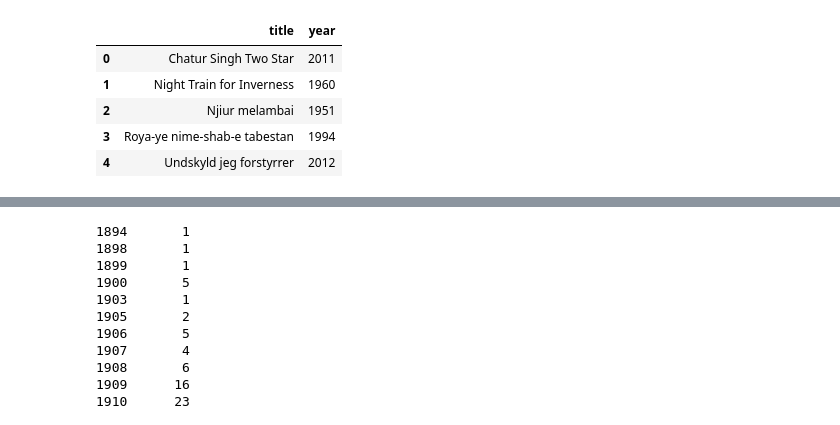
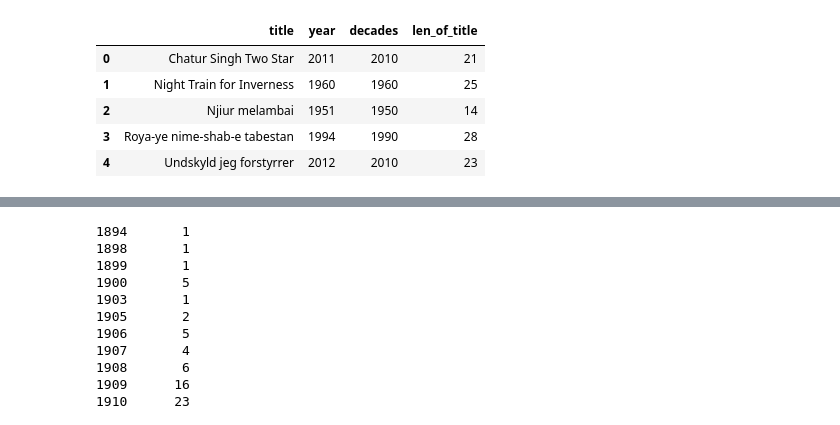
Before and after one commit to tansudasli/analytics-sandbox, a Jupyter notebook: pandas/Exercises-2.ipynb, the cells around one changed output, grey strips where cells are left out. Saved outputs shown, nothing was run; the diff lists cells and outputs as text; code cells hidden in the pictures.

```diff
--- a/pandas/Exercises-2.ipynb
+++ b/pandas/Exercises-2.ipynb
@@ -3,11 +3,15 @@
 import pandas as pd
 # %%
 titles = pd.read_csv('../dataset/titles.csv')
+
+titles['decades'] = titles['year'] // 10 * 10
+titles['len_of_title'] = titles.title.str.len()  # ops. on series for every row
+
 titles.head()
 # %% [output]
-|  | title | year |
-| 0 | Chatur Singh Two Star | 2011 |
-| 1 | Night Train for Inverness | 1960 |
-| 2 | Njiur melambai | 1951 |
-| 3 | Roya-ye nime-shab-e tabestan | 1994 |
-| 4 | Undskyld jeg forstyrrer | 2012 |
+|  | title | year | decades | len_of_title |
+| 0 | Chatur Singh Two Star | 2011 | 2010 | 21 |
+| 1 | Night Train for Inverness | 1960 | 1960 | 25 |
+| 2 | Njiur melambai | 1951 | 1950 | 14 |
+| 3 | Roya-ye nime-shab-e tabestan | 1994 | 1990 | 28 |
+| 4 | Undskyld jeg forstyrrer | 2012 | 2010 | 23 |
```
Also changed, not shown: parts of 20 cells of this notebook, 1 other file.
